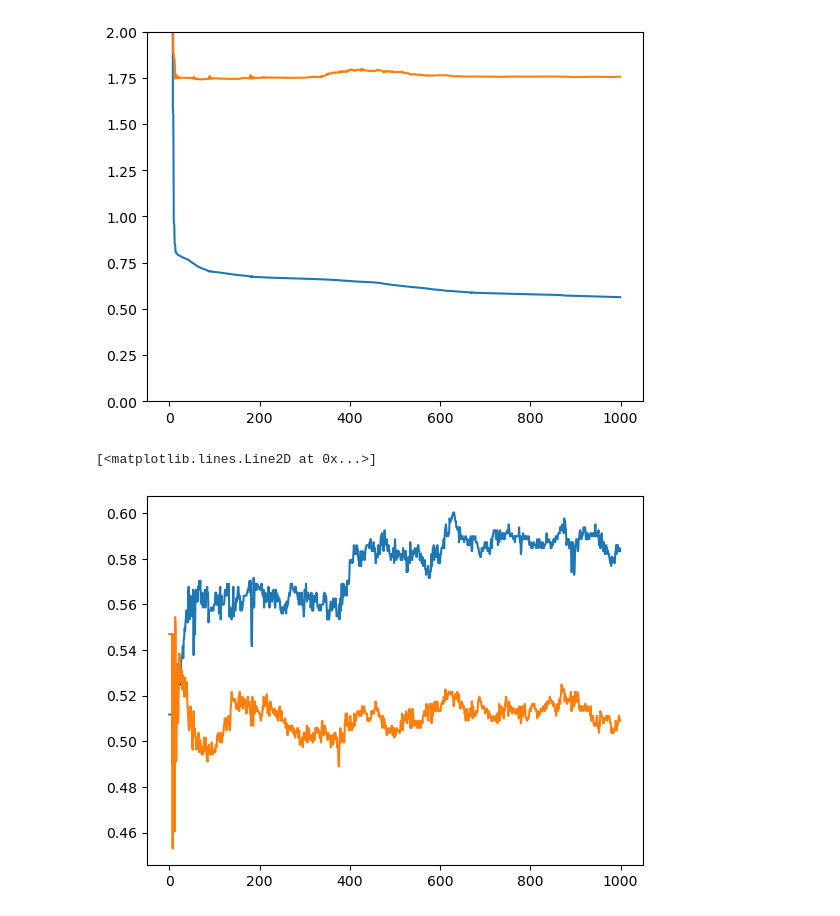
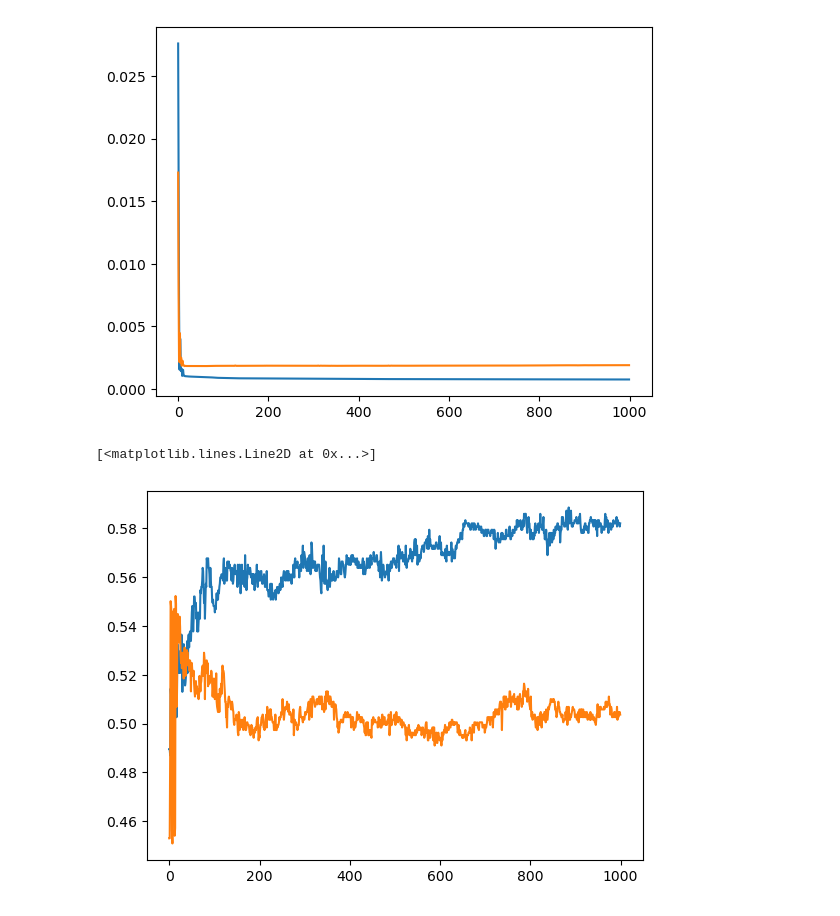
Before and after one commit to CS-433/ml-project-2-bogota, a Jupyter notebook: train.ipynb, the cells around one changed output. Saved outputs shown, nothing was run; the diff lists cells and outputs as text; code cells hidden in the pictures.

```diff
--- a/train.ipynb
+++ b/train.ipynb
@@ -6,7 +7,7 @@ from src.models import Model
 
 DATA_FOLDER = 'data/'
 # %%
-model = Model(nb_lags=6, lr=0)
+model = NN(nb_lags=6, lr=1e-2)
 
 ######################### Load training data: #########################
 train_lags, train_target = torch.load(DATA_FOLDER + 'train_data.pkl')
@@ -27,17 +28,16 @@ model.test(val_lags, val_target)
 # %%
 ######################### Plot training loss: #########################
 plt.plot(model.train_losses)
 plt.plot(model.val_losses)
-plt.ylim([0,2])
 plt.show()
 # %% [output]
-[figure, old version]
+[figure, new version]
 # %%
 plt.plot(model.train_hit_rates)
 plt.plot(model.val_hit_rates)
 # %% [output]
 [<matplotlib.lines.Line2D at 0x...>]
-[figure, old version]
+[figure, new version]
 # %%
 plt.plot(val_target.to('cpu'))
 plt.plot(model.forecast(val_lags).to('cpu').detach())
```
Also changed, not shown: parts of 4 cells of this notebook, 6 other files.
